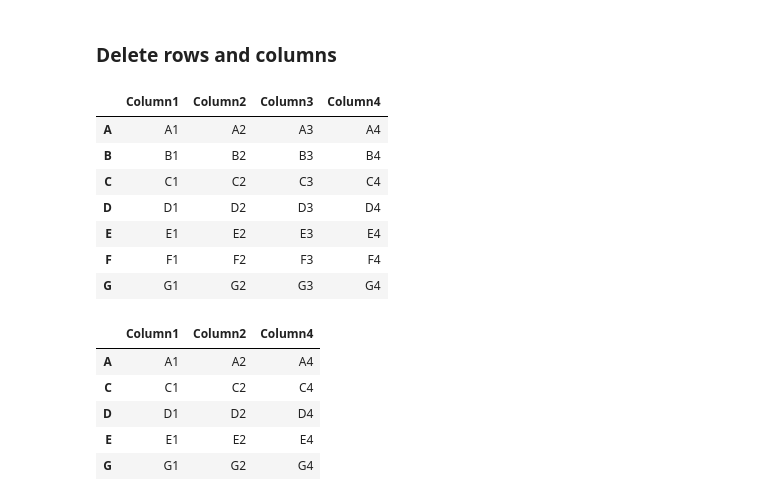
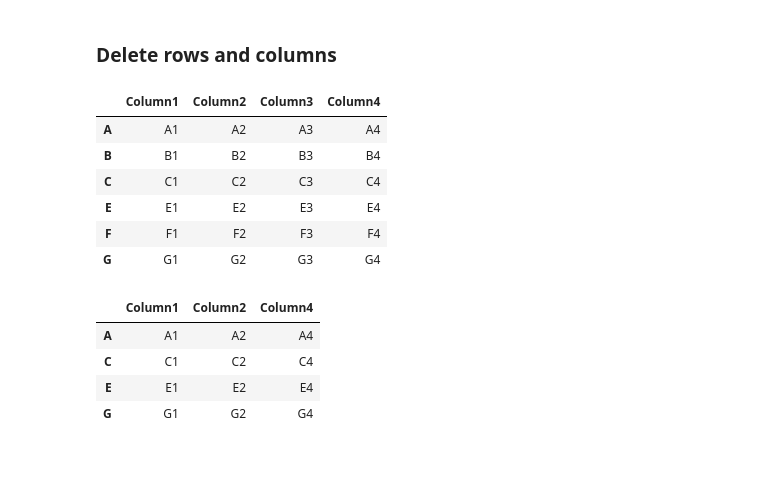
Before and after one commit to yomo001/databehandling-YOUNIS-MOUSSAVI, a Jupyter notebook: Code-Alongs/L005_Update_Add_Delete.ipynb, the cells around one changed output. Cells and saved outputs as stored; diff of their text form; code cells hidden in the pictures; blank space fills up the shorter version.

```diff
--- a/Code-Alongs/L005_Update_Add_Delete.ipynb
+++ b/Code-Alongs/L005_Update_Add_Delete.ipynb
@@ -145,27 +152,29 @@ copy
 ### Delete rows and columns
 # %%
 copy = df.copy()
-copy.drop(index = "D")     # tar dock ej bort
-# copy.drop(index = "D", inplace = True)  # inplace ifall man vill ändra
-# Att den inte ändrar i originaldatat är för att slippa ha flera kopior
+
+copy.drop(index = "D", inplace = True)
+
+# copy.drop(index = ["D", "C", "F"], inplace = True)
+
+# copy.drop(index = "D", inplace = True)  # inplace ifall man vill spara ändringen i copy
+# Man kan på detta sätt ändra fram och tillbaka
+
 copy
 # %% [output]
 |  | Column1 | Column2 | Column3 | Column4 |
 | A | A1 | A2 | A3 | A4 |
 | B | B1 | B2 | B3 | B4 |
 | C | C1 | C2 | C3 | C4 |
-| D | D1 | D2 | D3 | D4 |
 | E | E1 | E2 | E3 | E4 |
 | F | F1 | F2 | F3 | F4 |
 | G | G1 | G2 | G3 | G4 |
 # %%
 copy.drop(index = ["B", "F"], columns = "Column3")    # inplace = True to update "copy"
-# Obs man kan ändra tillbaka genom att ändra i parameter input då original
-# datan inte ändras
+# Obs man kan ändra tillbaka genom att ändra i parameter input eftersom original datan inte ändras!
 # %% [output]
 |  | Column1 | Column2 | Column4 |
 | A | A1 | A2 | A4 |
 | C | C1 | C2 | C4 |
-| D | D1 | D2 | D4 |
 | E | E1 | E2 | E4 |
 | G | G1 | G2 | G4 |
```
Also changed, not shown: parts of 3 cells of this notebook, 2 other files.
